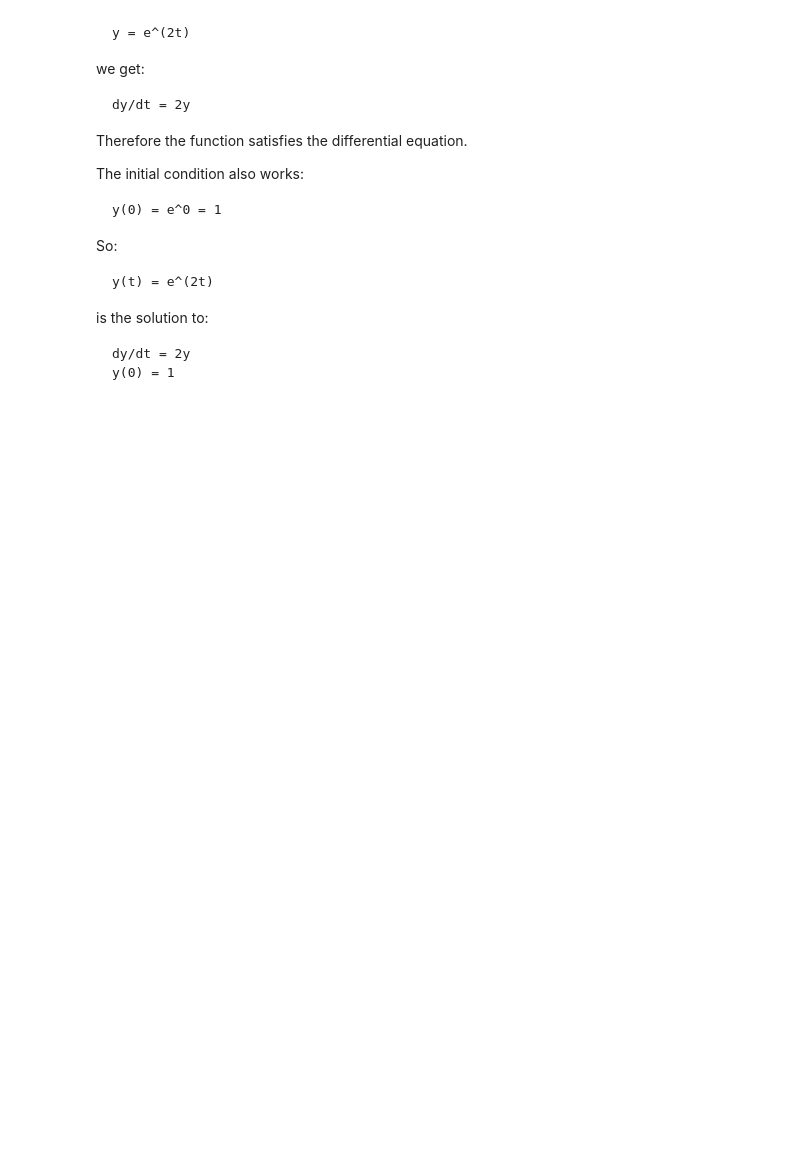
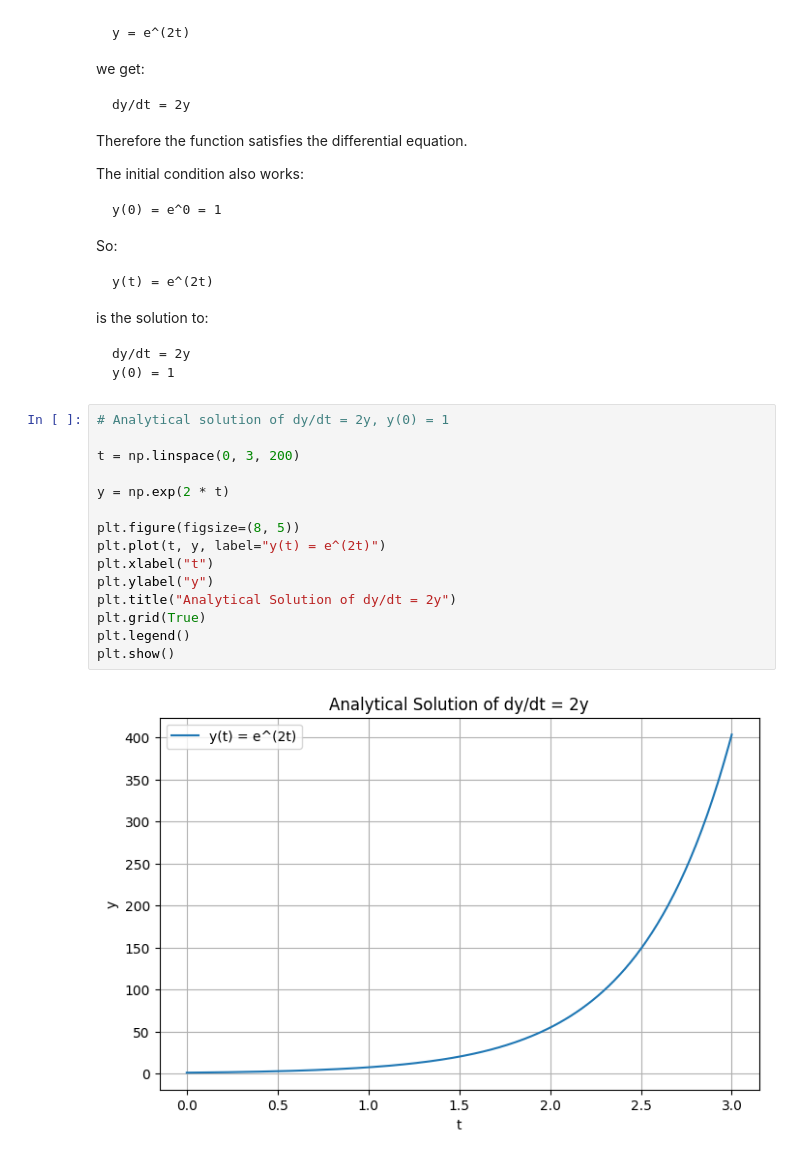
Before and after one commit to AnirbansarkarS/PINN-Research-notebooks, a Jupyter notebook: ODE Foundations with Python.ipynb, the cells around one changed output. Cells and saved outputs as stored; diff of their text form; blank space fills up the shorter version.

```diff
--- a/ODE Foundations with Python.ipynb
+++ b/ODE Foundations with Python.ipynb
@@ -189,3 +189,20 @@ is the solution to:
 
     dy/dt = 2y
     y(0) = 1
+# %%
+# Analytical solution of dy/dt = 2y, y(0) = 1
+
+t = np.linspace(0, 3, 200)
+
+y = np.exp(2 * t)
+
+plt.figure(figsize=(8, 5))
+plt.plot(t, y, label="y(t) = e^(2t)")
+plt.xlabel("t")
+plt.ylabel("y")
+plt.title("Analytical Solution of dy/dt = 2y")
+plt.grid(True)
+plt.legend()
+plt.show()
+# %% [output]
+[figure, added]
```
Also changed, not shown: parts of 3 cells of this notebook.
